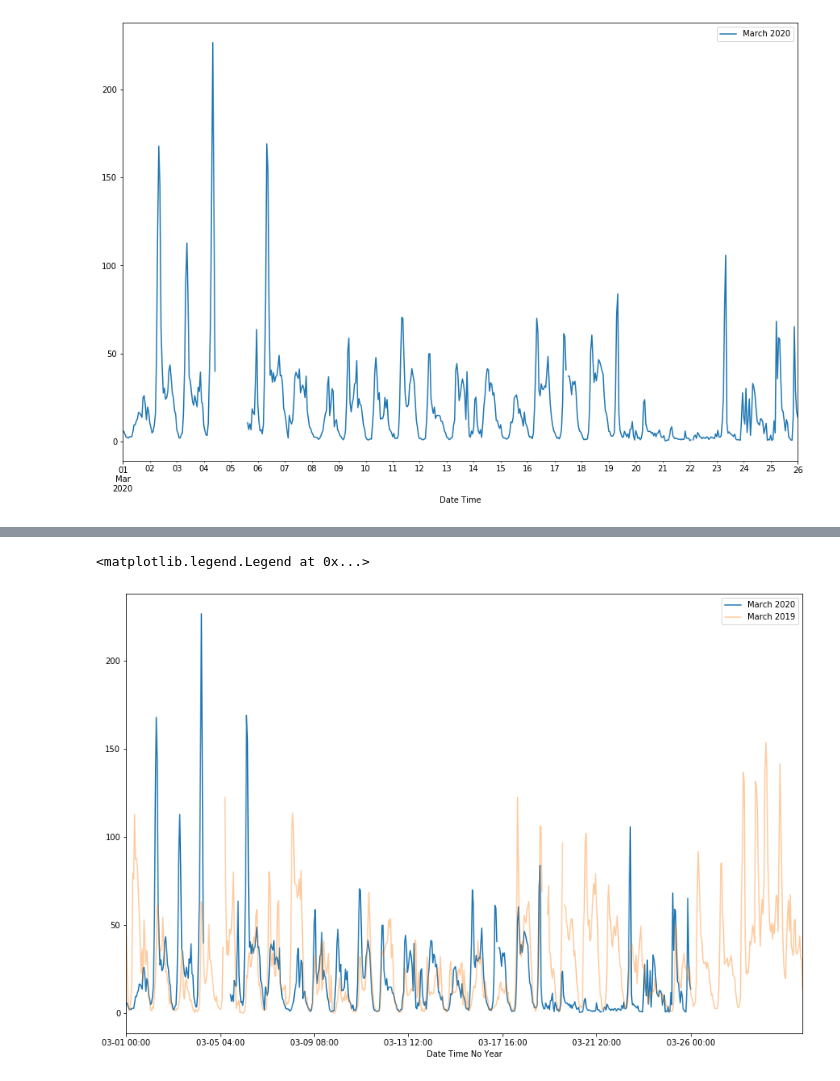
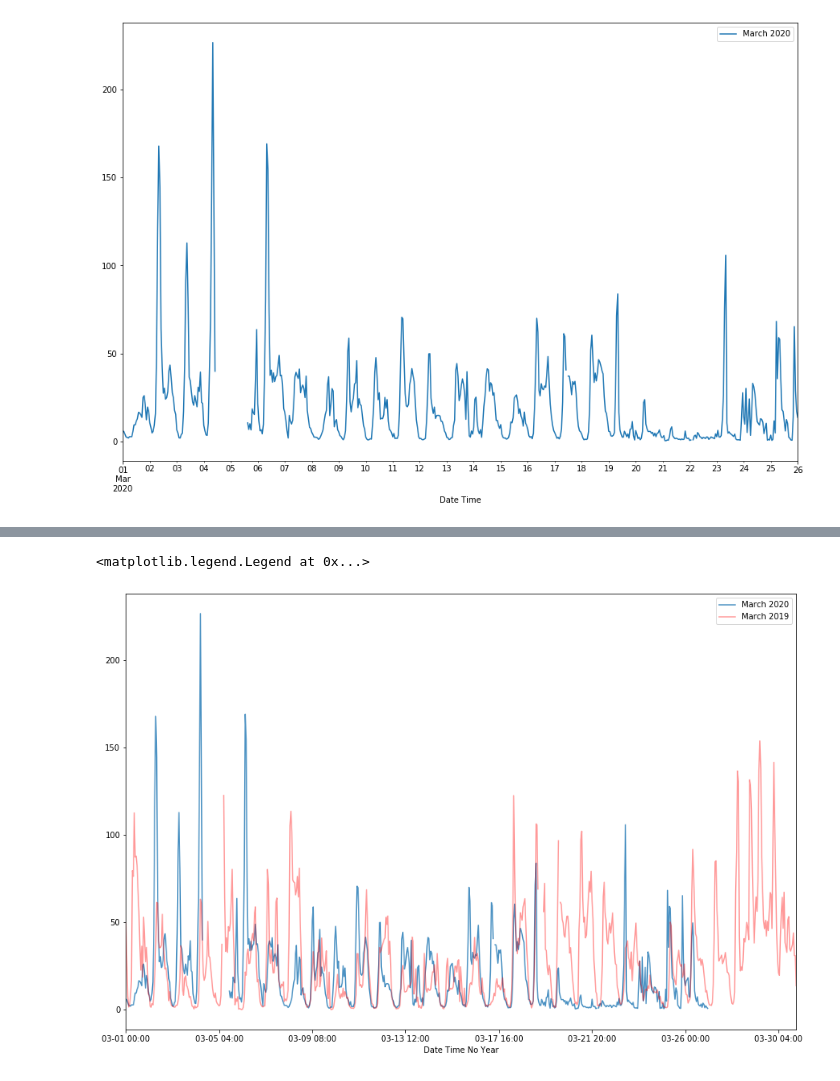
Before and after one commit to productivityboyz/Air-Pollution-Project, a Jupyter notebook: Derby Air Pollution.ipynb, the cells around one changed output, grey strips where cells are left out. Cells and saved outputs as stored; diff of their text form; code cells hidden in the pictures.

```diff
--- a/Derby Air Pollution.ipynb
+++ b/Derby Air Pollution.ipynb
@@ -347,10 +349,10 @@ ax.legend(['March 2020 Nitric Oxide','March 2019 Nitric Oxide','March 2018 Nitri
 # %%
 fig, ax = subplots()
 
-df_2020_mar['Nitric oxide'].plot(figsize=(15,10),ax=ax)
+df_2020_mar['Nitric oxide'].plot(figsize=(15,10),ax=ax,alpha=0.8)
 ax.legend(['March 2020'])
-df_2019_mar['Nitric oxide'].plot(figsize=(15,10),ax=ax,alpha=0.4)
+df_2019_mar['Nitric oxide'].plot(figsize=(15,10),ax=ax,alpha=0.4,color='red',ls='-')
 ax.legend(['March 2020','March 2019'])
 # %% [output]
 <matplotlib.legend.Legend at 0x...>
-[figure, old version]
+[figure, new version]
```
Also changed, not shown: parts of 6 cells of this notebook, 1 other file.
